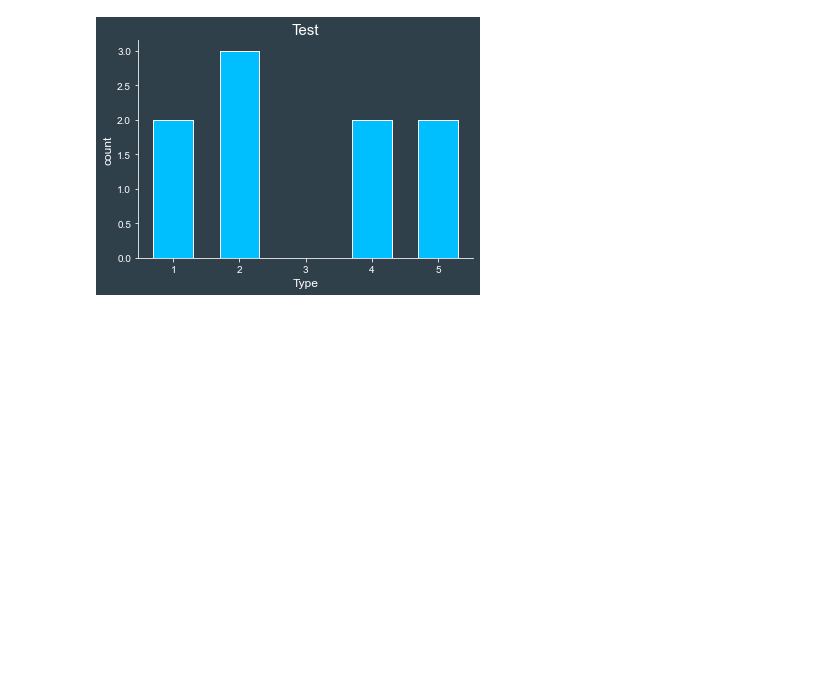
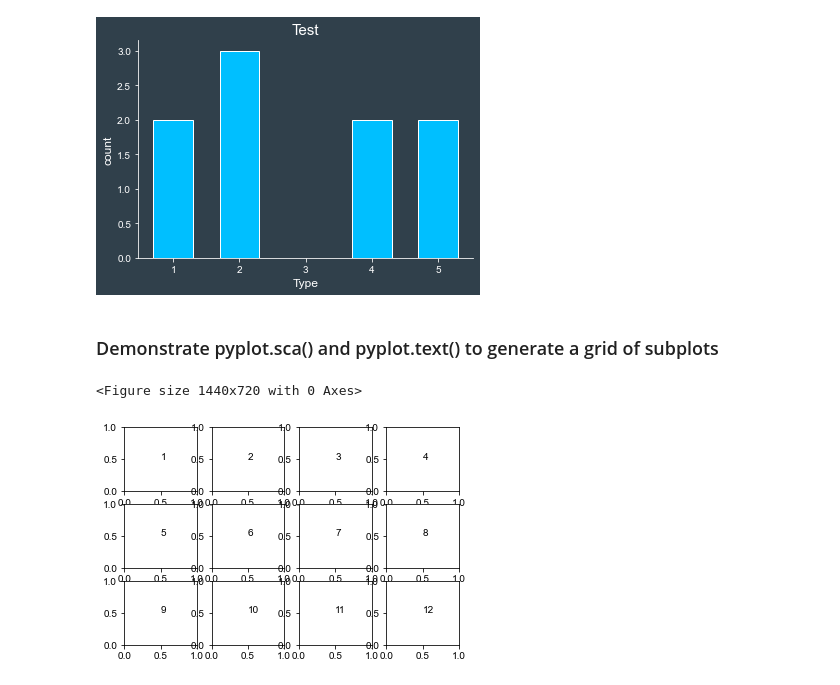
Before and after one commit to Alex-YuZ/Data-Visualization, a Jupyter notebook: Data_Visualization.ipynb, the cells around one changed output. Drawn from its saved outputs; the diff is of its cells as text; code cells hidden in the pictures; blank space fills up the shorter version.

```diff
--- a/Data_Visualization.ipynb
+++ b/Data_Visualization.ipynb
@@ -677,3 +677,14 @@ plt.xlabel('Type', color='w', fontsize=12)
 plt.ylabel('count', color='w', fontsize=12);
 # %% [output]
 [figure]
+# %% [markdown]
+### Demonstrate pyplot.sca() and pyplot.text() to generate a grid of subplots
+# %%
+fig, axes = plt.subplots(3, 4) # grid of 3x4 subplots
+axes = axes.flatten() # reshape from 3x4 array into 12-element vector
+for i in range(12):
+    plt.sca(axes[i]) # set the current Axes
+    plt.text(0.5, 0.5, i+1) # print conventional subplot index number to middle of Axes
+# %% [output]
+<Figure size 1440x720 with 0 Axes>
+[figure, added]
```
Also changed, not shown: parts of 1 cell of this notebook.
